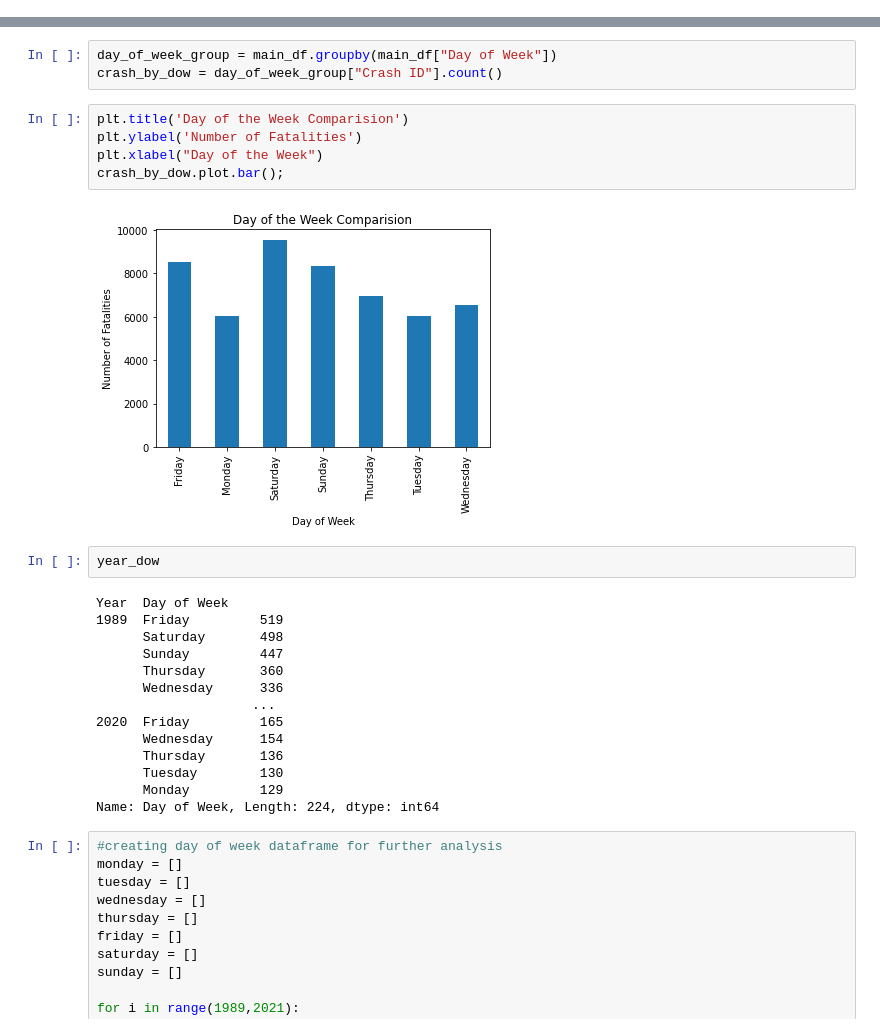
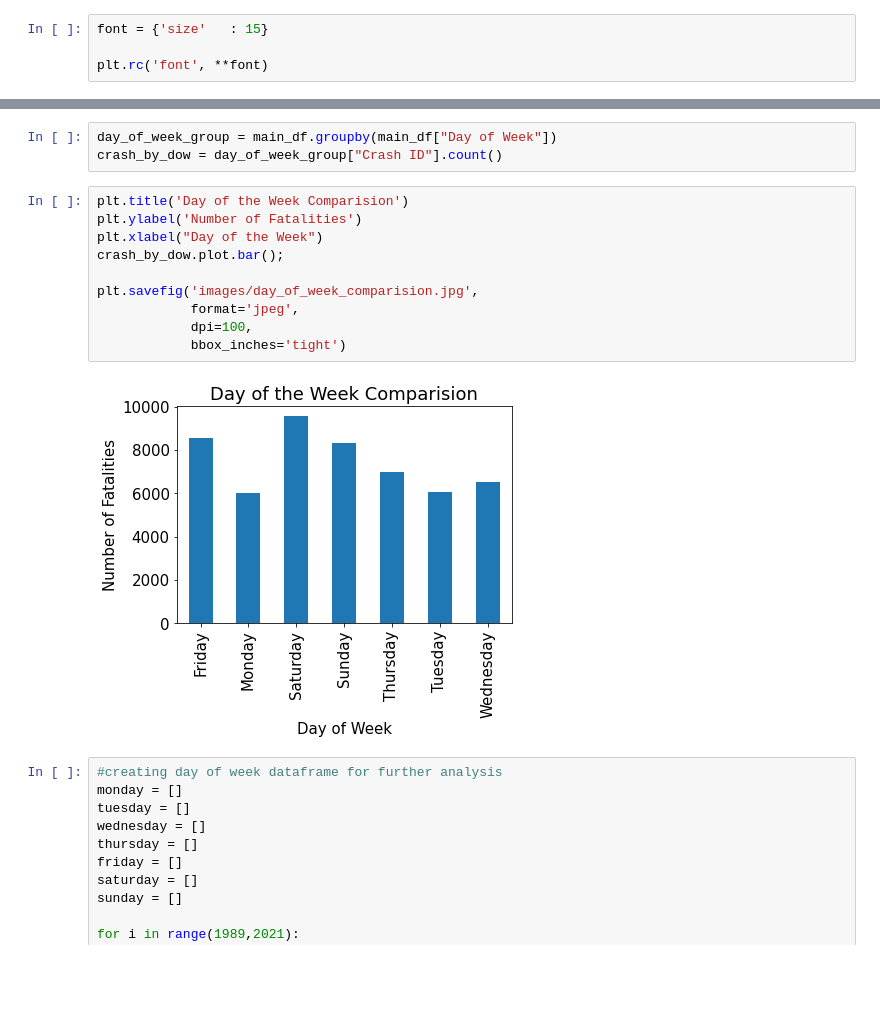
Before and after one commit to kpellas/Project_1, a Jupyter notebook: time.ipynb, the cells around one changed output, grey strips where cells are left out. Saved outputs shown, nothing was run; the diff lists cells and outputs as text; blank space fills up the shorter version.

Commit message:
corrected issue with images

```diff
--- a/time.ipynb
+++ b/time.ipynb
@@ -518,6 +518,10 @@ Index(['Crash ID', 'State', 'Crash Month', 'Year', 'Day of Week', 'Time',
 main_df.to_csv('./Resources/clean_crash_population.csv', index=False)
 # %% [markdown]
 ## Summary Stats
+# %%
+font = {'size'   : 15}
+
+plt.rc('font', **font)
 # %%
 #Set total number of fatalities
 total_fatalities = "{:,}".format(len(main_df))
@@ -1155,26 +1155,15 @@ crash_by_dow = day_of_week_group["Crash ID"].count()
 # %%
 plt.title('Day of the Week Comparision')
 plt.ylabel('Number of Fatalities')
 plt.xlabel("Day of the Week")
 crash_by_dow.plot.bar();
+
+plt.savefig('images/day_of_week_comparision.jpg',
+            format='jpeg',
+            dpi=100,
+            bbox_inches='tight')
 # %% [output]
-[figure, old version]
+[figure, new version]
-# %%
-year_dow
-# %% [output]
-Year  Day of Week
-1989  Friday         519
-      Saturday       498
-      Sunday         447
-      Thursday       360
-      Wednesday      336
-                    ...
-2020  Friday         165
-      Wednesday      154
-      Thursday       136
-      Tuesday        130
-      Monday         129
-Name: Day of Week, Length: 224, dtype: int64
 # %%
 #creating day of week dataframe for further analysis
 monday = []
```
Also changed, not shown: parts of 26 cells of this notebook, 32 other files.
